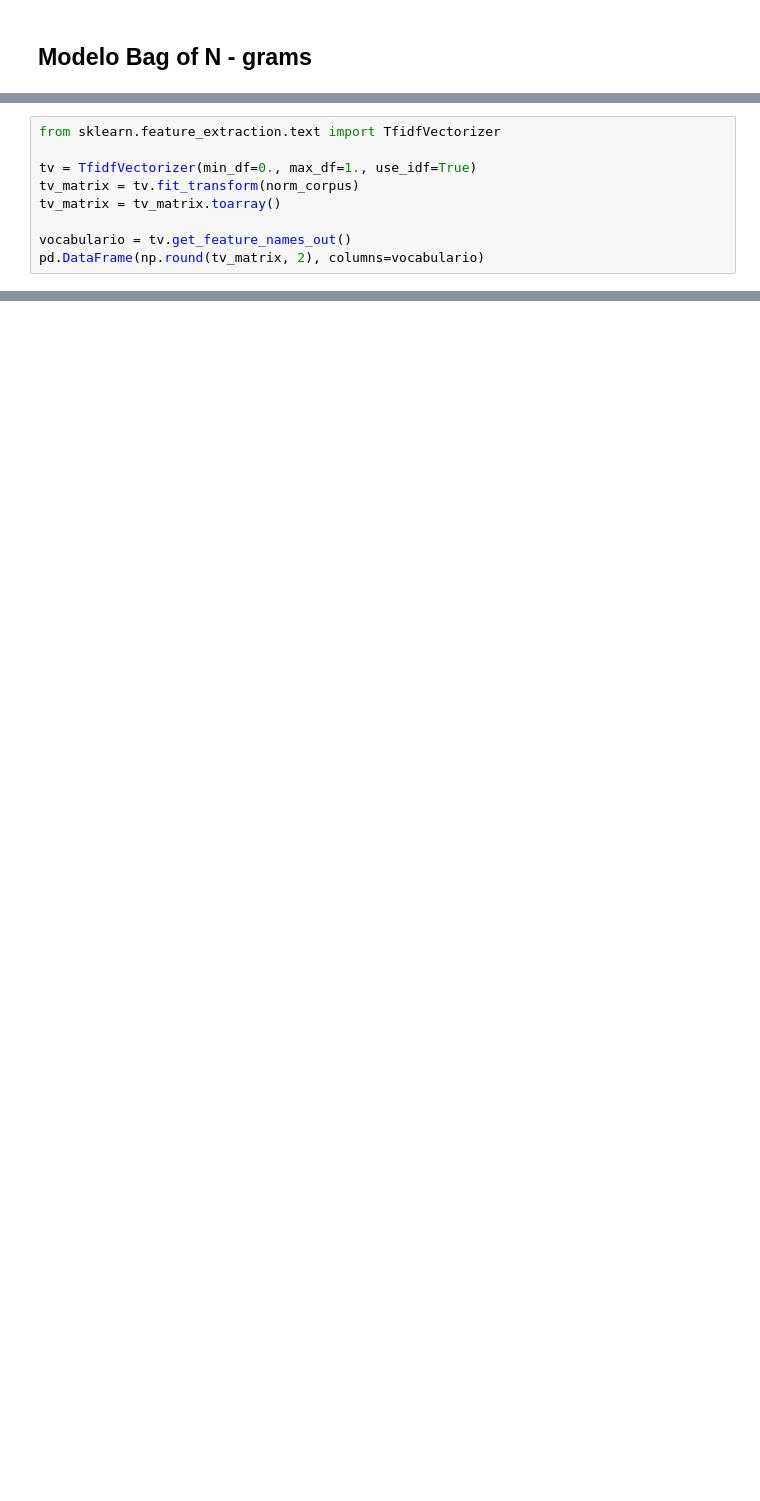
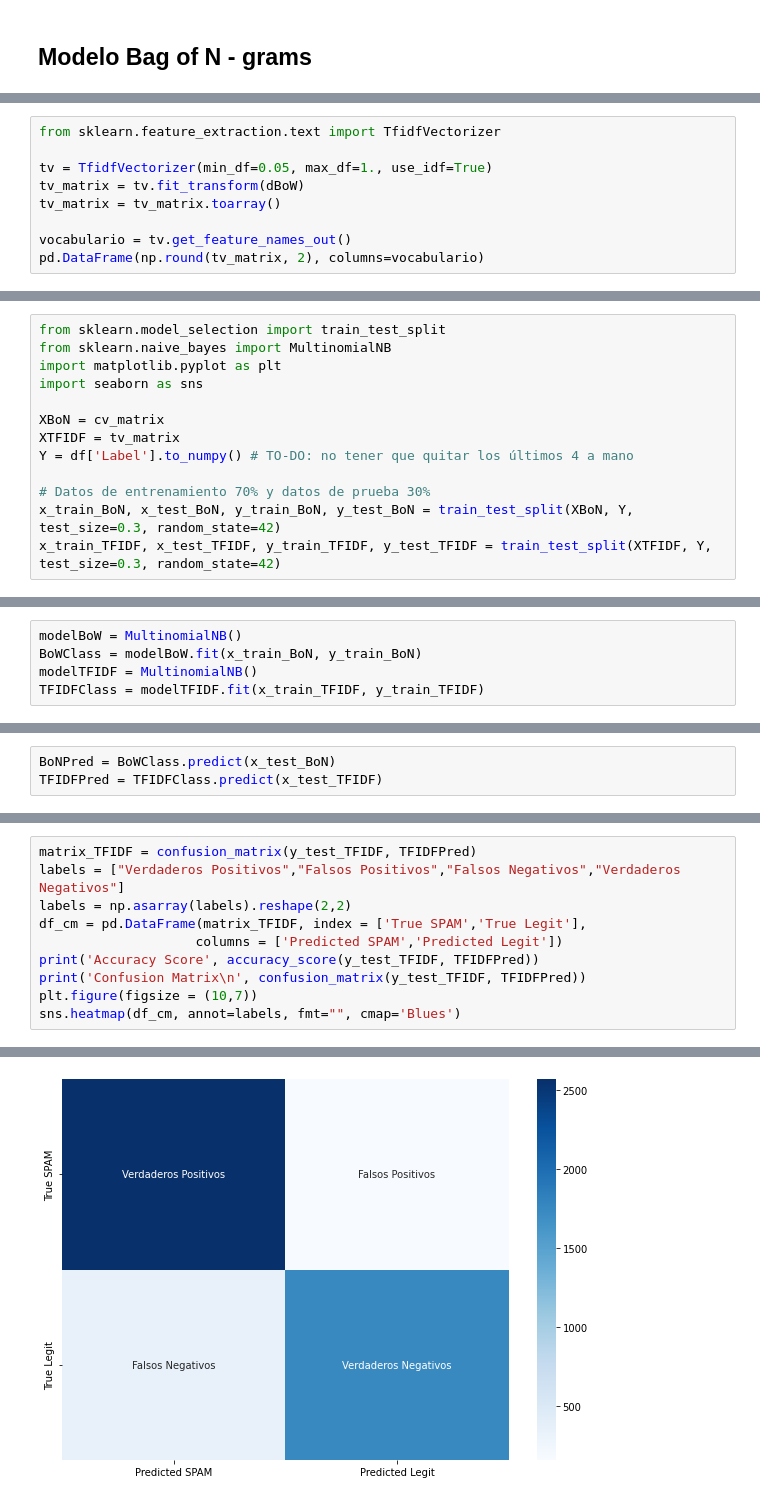
Before and after one commit to Olivverde/Spam-Detection, a Jupyter notebook: SpamDet.ipynb, the cells around one changed output, grey strips where cells are left out. Cells and saved outputs as stored; diff of their text form; blank space fills up the shorter version.

Commit message:
feat: finish the NB model and metrics

```diff
--- a/SpamDet.ipynb
+++ b/SpamDet.ipynb
@@ -227,8 +305,8 @@ MemoryError: Unable to allocate 130. GiB for an array with shape (16046, 1088458
 # %%
 from sklearn.feature_extraction.text import TfidfVectorizer
 
-tv = TfidfVectorizer(min_df=0., max_df=1., use_idf=True)
-tv_matrix = tv.fit_transform(norm_corpus)
+tv = TfidfVectorizer(min_df=0.05, max_df=1., use_idf=True)
+tv_matrix = tv.fit_transform(dBoW)
 tv_matrix = tv_matrix.toarray()
 
 vocabulario = tv.get_feature_names_out()
@@ -245,0 +335,13 @@ MemoryError: Unable to allocate 15.9 GiB for an array with shape (16046, 133269)
+# %%
+from sklearn.model_selection import train_test_split
+from sklearn.naive_bayes import MultinomialNB
+import matplotlib.pyplot as plt
+import seaborn as sns
+
+XBoN = cv_matrix
+XTFIDF = tv_matrix
+Y = df['Label'].to_numpy() # TO-DO: no tener que quitar los últimos 4 a mano
+
+# Datos de entrenamiento 70% y datos de prueba 30%
+x_train_BoN, x_test_BoN, y_train_BoN, y_test_BoN = train_test_split(XBoN, Y, test_size=0.3, random_state=42)
+x_train_TFIDF, x_test_TFIDF, y_train_TFIDF, y_test_TFIDF = train_test_split(XTFIDF, Y, test_size=0.3, random_state=42)
@@ -245,0 +350,5 @@ MemoryError: Unable to allocate 15.9 GiB for an array with shape (16046, 133269)
+# %%
+modelBoW = MultinomialNB()
+BoWClass = modelBoW.fit(x_train_BoN, y_train_BoN)
+modelTFIDF = MultinomialNB()
+TFIDFClass = modelTFIDF.fit(x_train_TFIDF, y_train_TFIDF)
@@ -245,0 +357,3 @@ MemoryError: Unable to allocate 15.9 GiB for an array with shape (16046, 133269)
+# %%
+BoNPred = BoWClass.predict(x_test_BoN)
+TFIDFPred = TFIDFClass.predict(x_test_TFIDF)
@@ -245,0 +385,11 @@ MemoryError: Unable to allocate 15.9 GiB for an array with shape (16046, 133269)
+# %%
+matrix_TFIDF = confusion_matrix(y_test_TFIDF, TFIDFPred)
+labels = ["Verdaderos Positivos","Falsos Positivos","Falsos Negativos","Verdaderos Negativos"]
+labels = np.asarray(labels).reshape(2,2)
+df_cm = pd.DataFrame(matrix_TFIDF, index = ['True SPAM','True Legit'],
+                    columns = ['Predicted SPAM','Predicted Legit'])
+print('Accuracy Score', accuracy_score(y_test_TFIDF, TFIDFPred))
+print('Confusion Matrix\n', confusion_matrix(y_test_TFIDF, TFIDFPred))
+plt.figure(figsize = (10,7))
+sns.heatmap(df_cm, annot=labels, fmt="", cmap='Blues')
+# %% [output]
@@ -245,0 +401 @@ MemoryError: Unable to allocate 15.9 GiB for an array with shape (16046, 133269)
+[figure, added]
```
Also changed, not shown: parts of 33 cells of this notebook, 1 other file.
